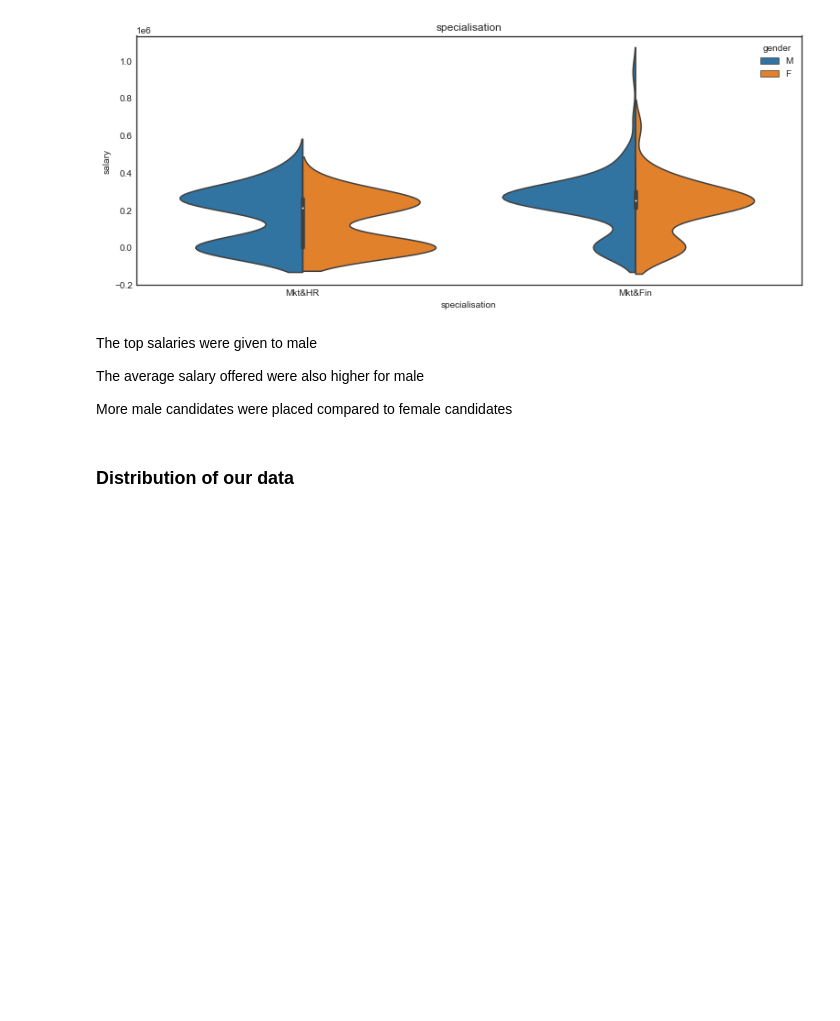
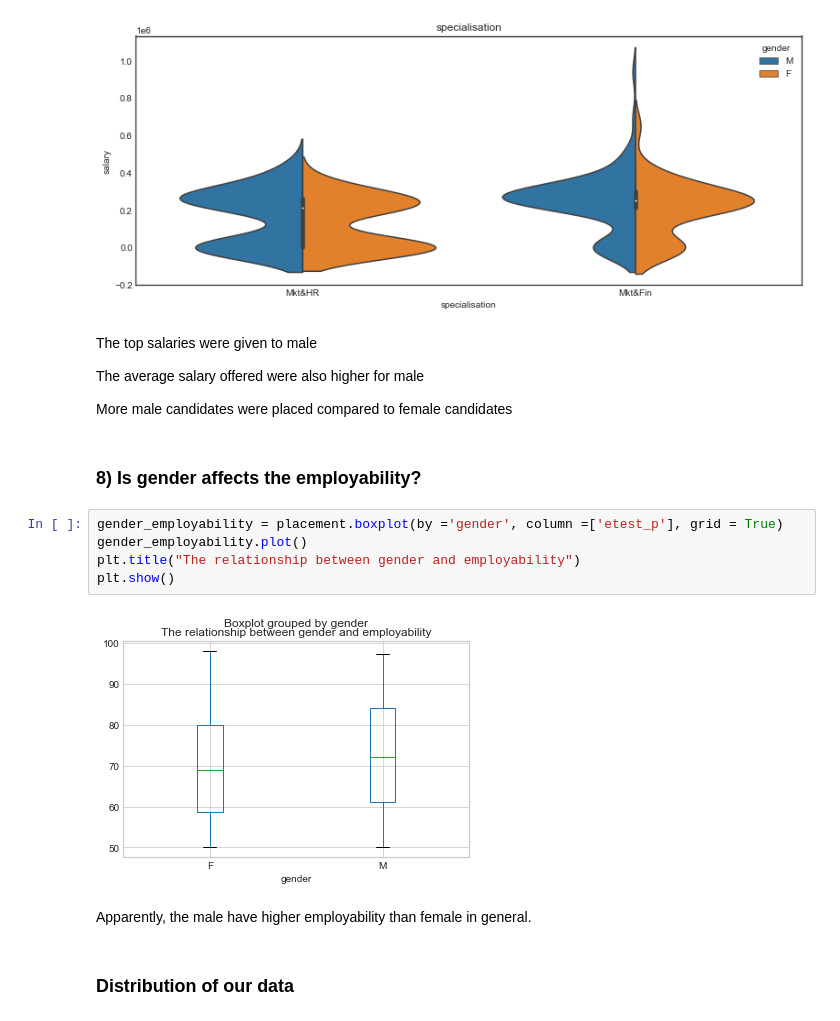
Before and after one commit to SyakeerRahman/Digilabs-Data-Science---Week-5-Mini-Project, a Jupyter notebook: Week 5 Mini Project.ipynb, the cells around one changed output. Saved outputs shown, nothing was run; the diff lists cells and outputs as text; blank space fills up the shorter version.

Commit message:
add the gender and employability relationship

```diff
--- a/Week 5 Mini Project.ipynb
+++ b/Week 5 Mini Project.ipynb
@@ -285,6 +285,17 @@ The top salaries were given to male
 The average salary offered were also higher for male
 
 More male candidates were placed compared to female candidates
+# %% [markdown]
+### 8) Is gender affects the employability?
+# %%
+gender_employability = placement.boxplot(by ='gender', column =['etest_p'], grid = True)
+gender_employability.plot()
+plt.title("The relationship between gender and employability")
+plt.show()
+# %% [output]
+[figure, added]
+# %% [markdown]
+Apparently, the male have higher employability than female in general.
 # %% [markdown]
 ### Distribution of our data
 # %%
```
Also changed, not shown: parts of 2 cells of this notebook.
